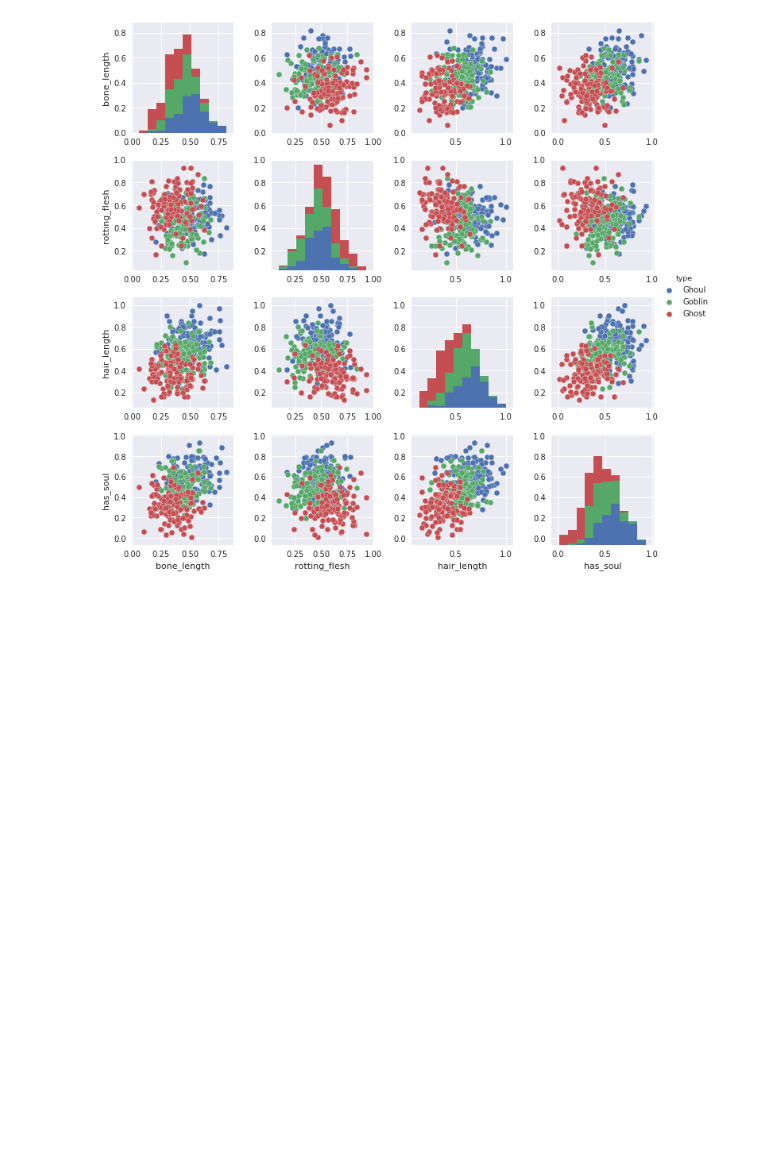
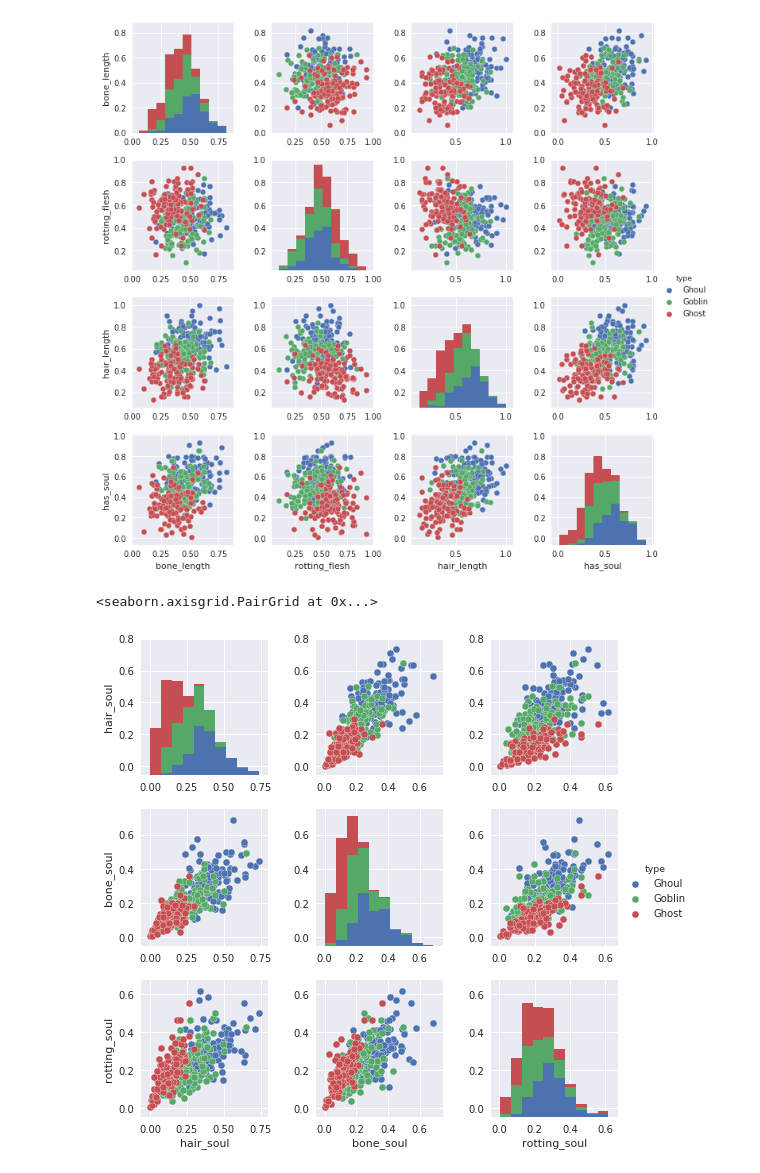
Before and after one commit to radpet/fmi-ml, a Jupyter notebook: goblins/Just messin arround.ipynb, the cells around one changed output. Saved outputs shown, nothing was run; the diff lists cells and outputs as text; code cells hidden in the pictures; blank space fills up the shorter version.

```diff
--- a/goblins/Just messin arround.ipynb
+++ b/goblins/Just messin arround.ipynb
@@ -53,5 +53,24 @@ sns.pairplot(train_data[["bone_length", "rotting_flesh", "hair_length", "has_sou
 # %% [output]
 <seaborn.axisgrid.PairGrid at 0x...>
 [figure]
+# %%
+# lets create new train data with sth * has_soul
+
+def pretify(data):
+    data["hair_soul"] = data.apply(lambda row: row["hair_length"]*row["has_soul"],axis=1)
+    data["bone_soul"] = data.apply(lambda row: row["bone_length"]*row["has_soul"],axis=1)
+    data["rotting_soul"] = data.apply(lambda row: row["rotting_flesh"]*row["has_soul"],axis=1)
+    return data
+
+
+train_data = pretify(train_data)
+
+%matplotlib inline
+
+sns.set()
+sns.pairplot(train_data[["hair_soul", "bone_soul", "rotting_soul", "type"]], hue="type")
+# %% [output]
+<seaborn.axisgrid.PairGrid at 0x...>
+[figure, added]
 # %%
 categorical_columns = ["color"]
```
Also changed, not shown: parts of 6 cells of this notebook.
